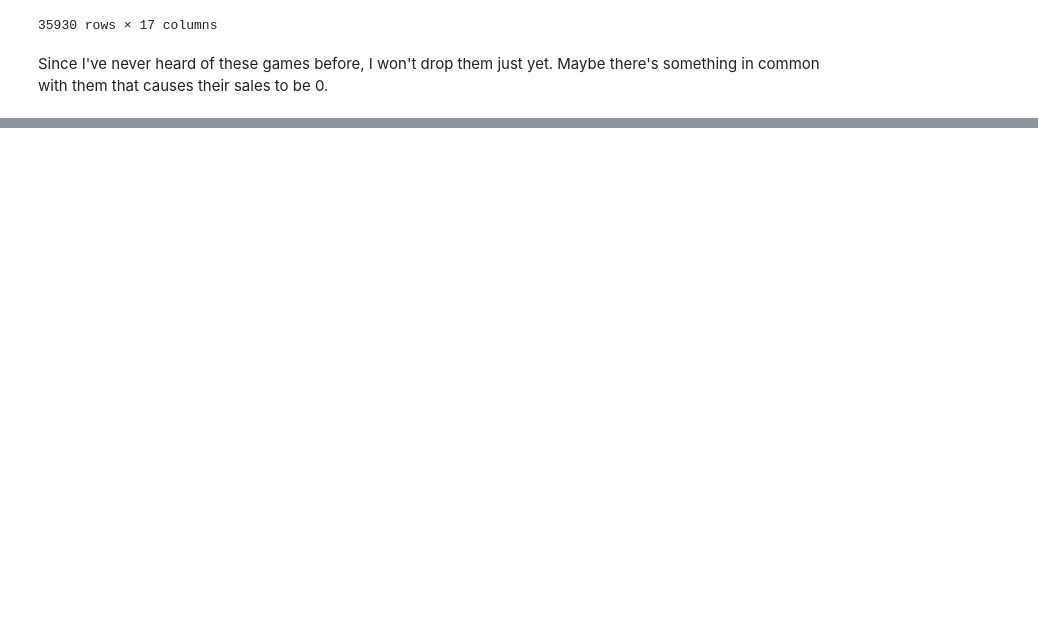
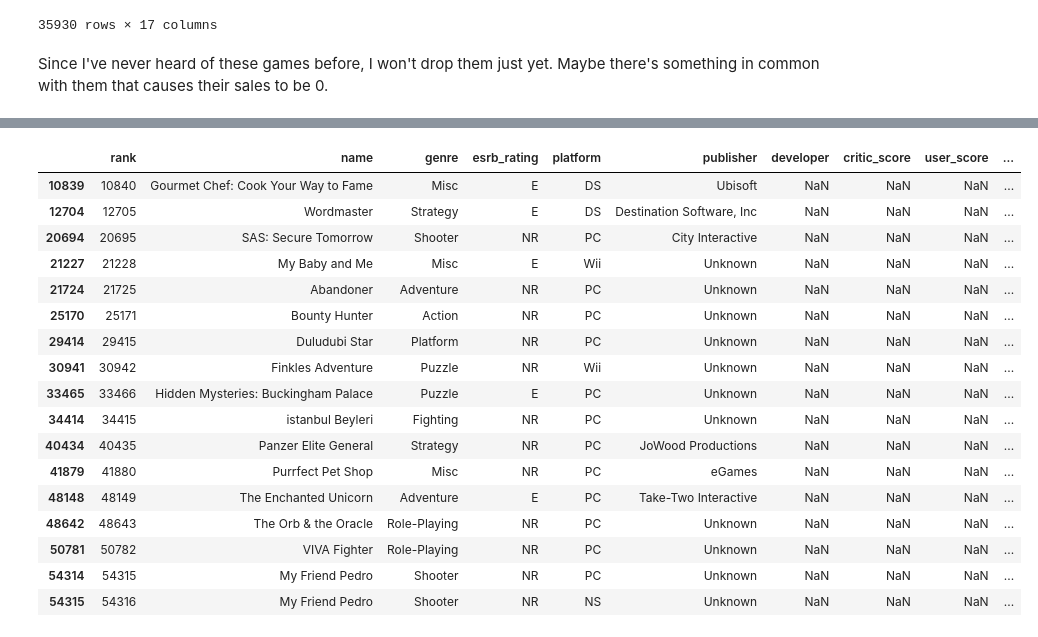
Before and after one commit to annah-vu/video-games-2019, a Jupyter notebook: first_scratchbook.ipynb, the cells around one changed output, grey strips where cells are left out. Cells and saved outputs as stored; diff of their text form; code cells hidden in the pictures; blank space fills up the shorter version.

```diff
--- a/first_scratchbook.ipynb
+++ b/first_scratchbook.ipynb
@@ -105,0 +128,3 @@ Since I've never heard of these games before, I won't drop them just yet. Maybe
+# %%
+#drop the columns
+df = df.drop(columns=['total_shipped','global_sales','na_sales','pal_sales','jp_sales','other_sales'])
@@ -105,0 +167,3 @@ Since I've never heard of these games before, I won't drop them just yet. Maybe
+# %%
+#well I'll just say the nulls are NR for not rated
+df['esrb_rating'] = df.esrb_rating.fillna('NR')
@@ -105,0 +202,21 @@ Since I've never heard of these games before, I won't drop them just yet. Maybe
+# %%
+df.loc[df.developer.isna()]
+# %% [output]
+|  | rank | name | genre | esrb_rating | platform | publisher | developer | critic_score | user_score | ... |
+| 10839 | 10840 | Gourmet Chef: Cook Your Way to Fame | Misc | E | DS | Ubisoft | NaN | NaN | NaN | ... |
+| 12704 | 12705 | Wordmaster | Strategy | E | DS | Destination Software, Inc | NaN | NaN | NaN | ... |
+| 20694 | 20695 | SAS: Secure Tomorrow | Shooter | NR | PC | City Interactive | NaN | NaN | NaN | ... |
+| 21227 | 21228 | My Baby and Me | Misc | E | Wii | Unknown | NaN | NaN | NaN | ... |
+| 21724 | 21725 | Abandoner | Adventure | NR | PC | Unknown | NaN | NaN | NaN | ... |
+| 25170 | 25171 | Bounty Hunter | Action | NR | PC | Unknown | NaN | NaN | NaN | ... |
+| 29414 | 29415 | Duludubi Star | Platform | NR | PC | Unknown | NaN | NaN | NaN | ... |
+| 30941 | 30942 | Finkles Adventure | Puzzle | NR | Wii | Unknown | NaN | NaN | NaN | ... |
+| 33465 | 33466 | Hidden Mysteries: Buckingham Palace | Puzzle | E | PC | Unknown | NaN | NaN | NaN | ... |
+| 34414 | 34415 | istanbul Beyleri | Fighting | NR | PC | Unknown | NaN | NaN | NaN | ... |
+| 40434 | 40435 | Panzer Elite General | Strategy | NR | PC | JoWood Productions | NaN | NaN | NaN | ... |
+| 41879 | 41880 | Purrfect Pet Shop | Misc | NR | PC | eGames | NaN | NaN | NaN | ... |
+| 48148 | 48149 | The Enchanted Unicorn | Adventure | E | PC | Take-Two Interactive | NaN | NaN | NaN | ... |
+| 48642 | 48643 | The Orb & the Oracle | Role-Playing | NR | PC | Unknown | NaN | NaN | NaN | ... |
+| 50781 | 50782 | VIVA Fighter | Role-Playing | NR | PC | Unknown | NaN | NaN | NaN | ... |
+| 54314 | 54315 | My Friend Pedro | Shooter | NR | PC | Unknown | NaN | NaN | NaN | ... |
+| 54315 | 54316 | My Friend Pedro | Shooter | NR | NS | Unknown | NaN | NaN | NaN | ... |
```
Also changed, not shown: parts of 6 cells of this notebook.
